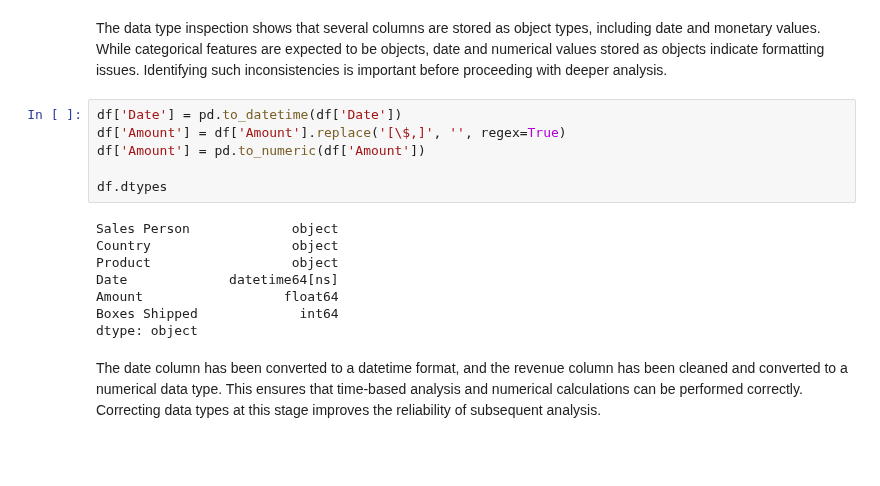
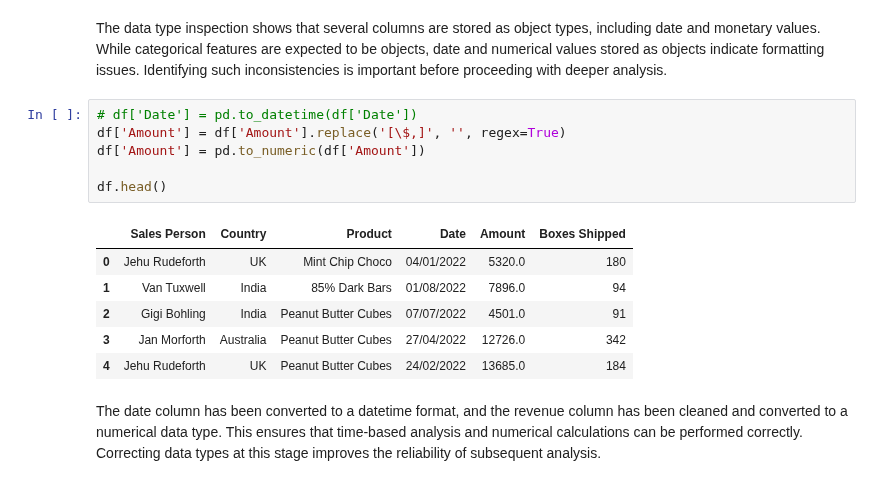
Before and after one commit to MohammadAlsadiq/arti308-ML-course, a Jupyter notebook: Lab3_mainPC/3- EDA.ipynb, the cells around one changed output. Cells and saved outputs as stored; diff of their text form; blank space fills up the shorter version.

```diff
--- a/Lab3_mainPC/3- EDA.ipynb
+++ b/Lab3_mainPC/3- EDA.ipynb
@@ -104,19 +71,18 @@ dtype: object
 # %% [markdown]
 The data type inspection shows that several columns are stored as object types, including date and monetary values. While categorical features are expected to be objects, date and numerical values stored as objects indicate formatting issues. Identifying such inconsistencies is important before proceeding with deeper analysis.
 # %%
-df['Date'] = pd.to_datetime(df['Date'])
+# df['Date'] = pd.to_datetime(df['Date'])
 df['Amount'] = df['Amount'].replace('[\$,]', '', regex=True)
 df['Amount'] = pd.to_numeric(df['Amount'])
 
-df.dtypes
+df.head()
 # %% [output]
-Sales Person             object
-Country                  object
-Product                  object
-Date             datetime64[ns]
-Amount                  float64
-Boxes Shipped             int64
-dtype: object
+|  | Sales Person | Country | Product | Date | Amount | Boxes Shipped |
+| 0 | Jehu Rudeforth | UK | Mint Chip Choco | 04/01/2022 | 5320.0 | 180 |
+| 1 | Van Tuxwell | India | 85% Dark Bars | 01/08/2022 | 7896.0 | 94 |
+| 2 | Gigi Bohling | India | Peanut Butter Cubes | 07/07/2022 | 4501.0 | 91 |
+| 3 | Jan Morforth | Australia | Peanut Butter Cubes | 27/04/2022 | 12726.0 | 342 |
+| 4 | Jehu Rudeforth | UK | Peanut Butter Cubes | 24/02/2022 | 13685.0 | 184 |
 # %% [markdown]
 The date column has been converted to a datetime format, and the revenue column has been cleaned and converted to a numerical data type. This ensures that time-based analysis and numerical calculations can be performed correctly. Correcting data types at this stage improves the reliability of subsequent analysis.
 # %% [markdown]
```
Also changed, not shown: parts of 4 cells of this notebook, 2 other files.
